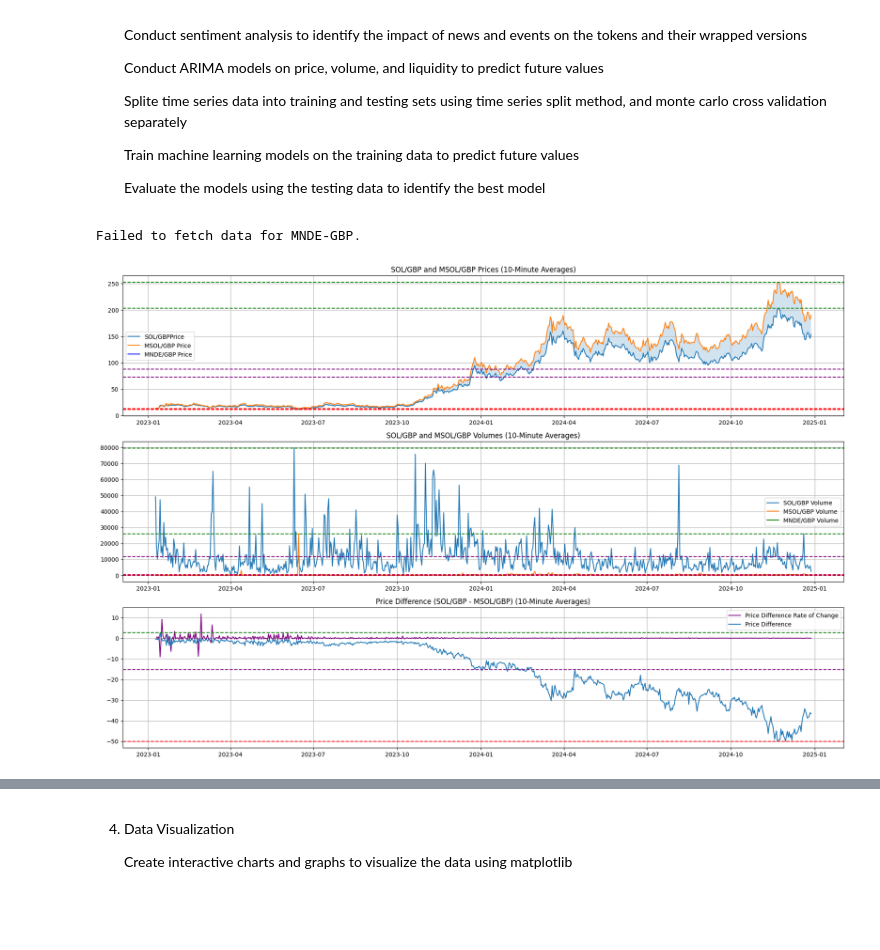
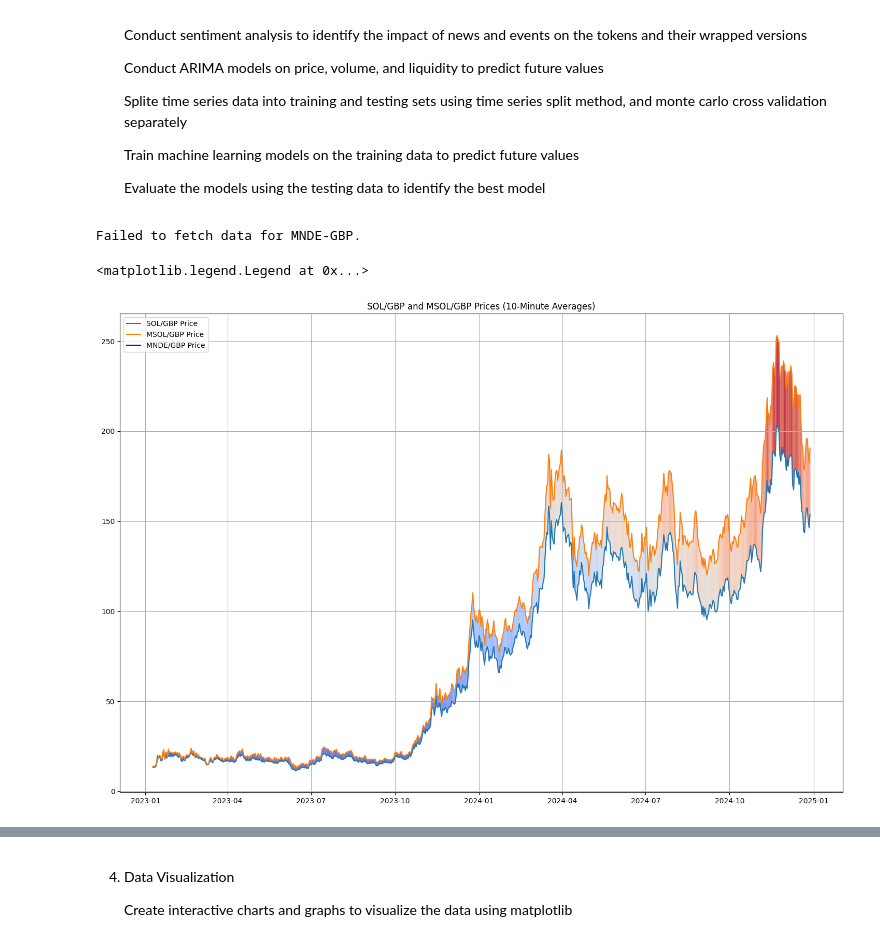
Before and after one commit to ayodeji-0/Token-Wrapped-Token-Delta, a Jupyter notebook: Token_Wrapped_Token_Delta.ipynb, the cells around one changed output, grey strips where cells are left out. Drawn from its saved outputs; the diff is of its cells as text; code cells hidden in the pictures; blank space fills up the shorter version.

```diff
--- a/Token_Wrapped_Token_Delta.ipynb
+++ b/Token_Wrapped_Token_Delta.ipynb
@@ -212,81 +212,49 @@ else:
     axs[1].legend()
     axs[1].grid(True)
 
     plt.tight_layout()
     plt.show()
 
 
 # Calculate rate of change for price difference
 resampled_data['price_diff_roc'] = resampled_data['price_diff'].pct_change()
 
 
 # Fetch the data for SOL-USD and MSOL-USD for the last month
 sol_data = fetch_hist_data("SOL-USD", start.isoformat(), end.isoformat(), 86400)
 
 # Plot the resampled data and differences
 plt.figure(figsize=(18, 12))
 
 # Plot 1: Prices
-plt.subplot(3, 1, 1)
-plt.plot(resampled_data['time'], resampled_data['close_sol'], label='SOL/GBPPrice')
+# Calculate the absolute difference between the two price lines
+diff = np.abs(resampled_data['close_sol'] - resampled_data['close_msol'])
+
+# Normalize the differences to map them to [0, 1] for the colormap
+normalized_diff = (diff - diff.min()) / (diff.max() - diff.min())
+
+# Plot the two price lines
+plt.plot(resampled_data['time'], resampled_data['close_sol'], label='SOL/GBP Price')
 plt.plot(resampled_data['time'], resampled_data['close_msol'], label='MSOL/GBP Price')
 
-# Fill space between the two lines with magenta
-plt.fill_between(resampled_data['time'], resampled_data['close_sol'], resampled_data['close_msol'], cmap='coolwarm', alpha=0.2)
+# Use a colormap to dynamically adjust the fill color
+for i in range(len(resampled_data['time']) - 1):
+    plt.fill_between(
+        resampled_data['time'][i:i + 2],
+        resampled_data['close_sol'][i:i + 2],
+        resampled_data['close_msol'][i:i + 2],
+        color=plt.cm.coolwarm(normalized_diff[i]),
+        alpha=0.5,
+    )
 
 plt.title('SOL/GBP and MSOL/GBP Prices (10-Minute Averages)')
 plt.legend()
 plt.grid(True)
 
 #Superimpose MNDE price on the plot
 plt.plot(mnde_data['time'], mnde_data['close'], label='MNDE/GBP Price', color='blue')
 plt.legend()
-
-
-#add dashed lines showing high (green) and low (red) prices and averages (purple) with labels
-plt.axhline(y=resampled_data['close_sol'].max(), color='g', linestyle='--', label='SOL/GBP High')
-plt.axhline(y=resampled_data['close_sol'].min(), color='r', linestyle='--', label='SOL/GBP Low')
-plt.axhline(y=resampled_data['close_msol'].max(), color='g', linestyle='--', label='MSOL/GBP High')
-plt.axhline(y=resampled_data['close_msol'].min(), color='r', linestyle='--', label='MSOL/GBP Low')
-plt.axhline(y=resampled_data['close_sol'].mean(), color='purple', linestyle='--', label='SOL/GBP Average')
-plt.axhline(y=resampled_data['close_msol'].mean(), color='purple', linestyle='--', label='MSOL/GBP Average')
-
-# Plot 2: Volumes
-plt.subplot(3, 1, 2)
-plt.plot(resampled_data['time'], resampled_data['volume_sol'], label='SOL/GBP Volume')
-plt.plot(resampled_data['time'], resampled_data['volume_msol'], label='MSOL/GBP Volume')
-plt.title('SOL/GBP and MSOL/GBP Volumes (10-Minute Averages)')
-plt.legend()
-plt.grid(True)
-
-#Superimpose MNDE volume on the plot
-plt.plot(mnde_data['time'], mnde_data['volume'], label='MNDE/GBP Volume', color='green')
-plt.legend()
-
-#add dashed lines showing high (green) and low (red) volumes and averages (purple) with labels
-plt.axhline(y=resampled_data['volume_sol'].max(), color='g', linestyle='--', label='SOL/GBPHigh')
-plt.axhline(y=resampled_data['volume_sol'].min(), color='r', linestyle='--', label='SOL/GBP Low')
-plt.axhline(y=resampled_data['volume_msol'].max(), color='g', linestyle='--', label='MSOL/GBP High')
-plt.axhline(y=resampled_data['volume_msol'].min(), color='r', linestyle='--', label='MSOL/GBP Low')
-plt.axhline(y=resampled_data['volume_sol'].mean(), color='purple', linestyle='--', label='SOL/GBP Average')
-plt.axhline(y=resampled_data['volume_msol'].mean(), color='purple', linestyle='--', label='MSOL/GBP Average')
-
-
-# Plot 3: Price Difference
-plt.subplot(3, 1, 3)
-plt.plot(resampled_data['time'], resampled_data['price_diff_roc'], label='Price Difference Rate of Change', color='purple')
-plt.plot(resampled_data['time'], resampled_data['price_diff'], label='Price Difference')
-plt.title('Price Difference (SOL/GBP - MSOL/GBP) (10-Minute Averages)')
-plt.legend()
-plt.grid(True)
-
-#add dashed lines showing high (green) and low (red) price differences and averages (purple) with labels
-plt.axhline(y=resampled_data['price_diff'].max(), color='g', linestyle='--', label='Price Difference High')
-plt.axhline(y=resampled_data['price_diff'].min(), color='r', linestyle='--', label='Price Difference Low')
-plt.axhline(y=resampled_data['price_diff'].mean(), color='purple', linestyle='--', label='Price Difference Average')
-
-plt.tight_layout()
-plt.show()
 # %% [output]
 Failed to fetch data for MNDE-GBP.
+<matplotlib.legend.Legend at 0x...>
-[figure, old version]
+[figure, new version]
```
Also changed, not shown: parts of 2 cells of this notebook.
